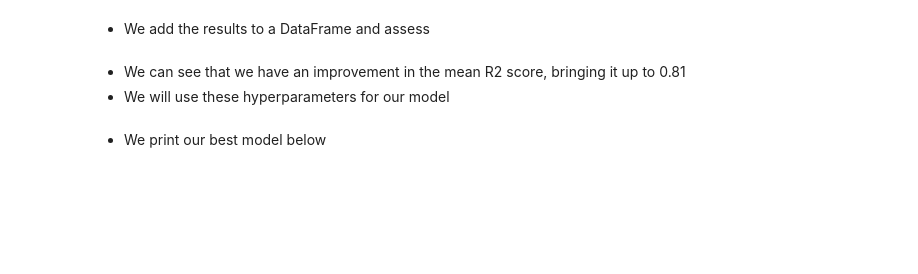
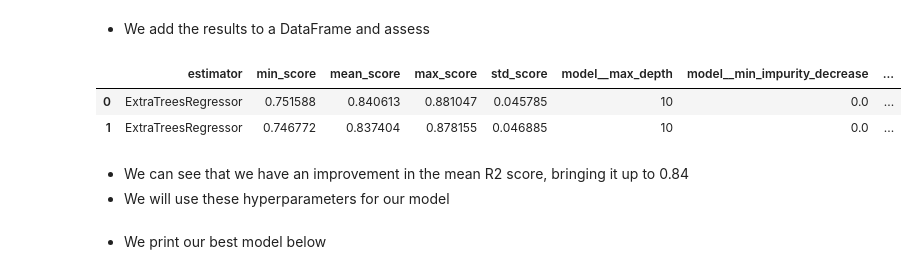
Before and after one commit to SamMartin92/milestone-project-heritage-housing-issues, a Jupyter notebook: jupyter_notebooks/5.PredictSalePrice.ipynb, the cells around one changed output. Cells and saved outputs as stored; diff of their text form; code cells hidden in the pictures; blank space fills up the shorter version.

```diff
--- a/jupyter_notebooks/5.PredictSalePrice.ipynb
+++ b/jupyter_notebooks/5.PredictSalePrice.ipynb
@@ -347,12 +434,16 @@ search.fit(X_train, y_train, scoring='r2', n_jobs=-1, cv=5)
 # %% [markdown]
 * We add the results to a DataFrame and assess
 # %%
-grid_search_summary,
-grid_search_pipelines = search.score_summary(sort_by='mean_score')
+(grid_search_summary,
+grid_search_pipelines) = search.score_summary(sort_by='mean_score')
 
 grid_search_summary.head()
+# %% [output]
+|  | estimator | min_score | mean_score | max_score | std_score | model__max_depth | model__min_impurity_decrease | ... |
+| 0 | ExtraTreesRegressor | 0.751588 | 0.840613 | 0.881047 | 0.045785 | 10 | 0.0 | ... |
+| 1 | ExtraTreesRegressor | 0.746772 | 0.837404 | 0.878155 | 0.046885 | 10 | 0.0 | ... |
 # %% [markdown]
-* We can see that we have an improvement in the mean R2 score, bringing it up to 0.81
+* We can see that we have an improvement in the mean R2 score, bringing it up to 0.84
 * We will use these hyperparameters for our model
 # %% [markdown]
 * We print our best model below
```
Also changed, not shown: parts of 33 cells of this notebook.
